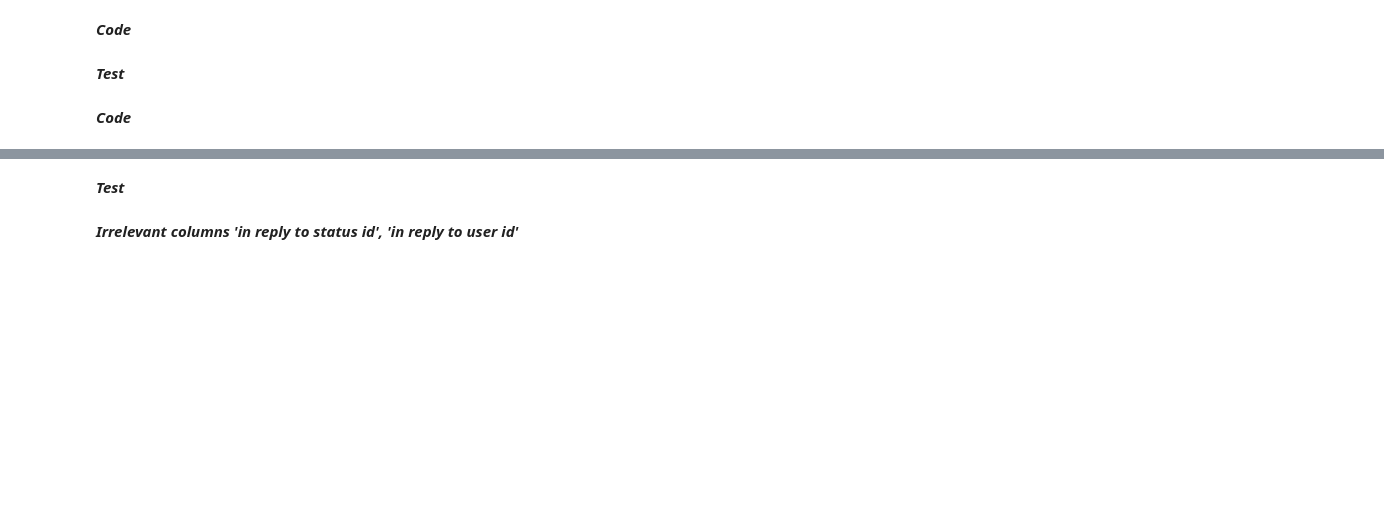
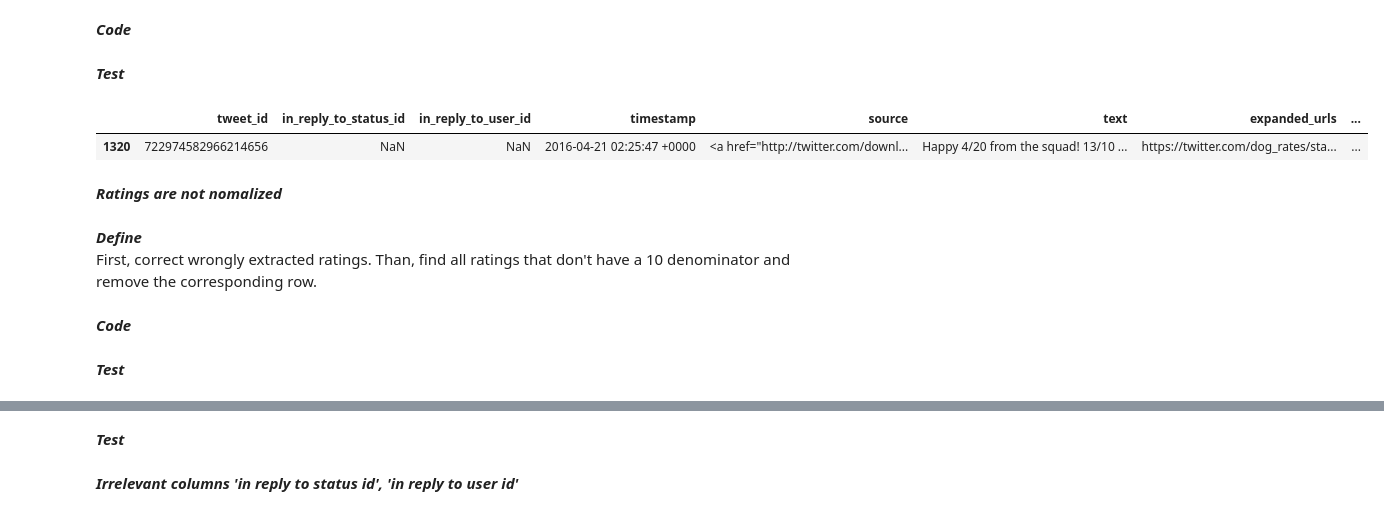
Before and after one commit to floreencia/we-rate-dogs-data-analysis, a Jupyter notebook: wrangle_act.ipynb, the cells around one changed output, grey strips where cells are left out. Cells and saved outputs as stored; diff of their text form; code cells hidden in the pictures; blank space fills up the shorter version.

```diff
--- a/wrangle_act.ipynb
+++ b/wrangle_act.ipynb
@@ -273,3 +273,19 @@ twitter_dogs_archive[twitter_dogs_archive.name == "None"][['tweet_id','text']]
 | 1427 | 697630435728322560 | Pls make sure ur dogs have gone t... |
 | 1428 | 697616773278015490 | This pupper doubles as a hallway ... |
 | 1429 | 697596423848730625 | Here's a pupper with a piece of p... |
+# %%
+# Assess whether names were extracted correctly.
+for i,row in twitter_dogs_archive.iterrows():
+    if not row['name'] in row['text'] and (row['name'] != "None"):
+        print(row.tweet_id, row.text, row.name, "\n")
+# %%
+# Assess if denominators are all 10. Multiple dogs in one picture/videos
+for i,row in twitter_dogs_archive.iterrows():
+    if not row['rating_denominator'] == 10:
+        print(row.tweet_id, "\n", row.text)
+        print("Numerator: ", row.rating_numerator, "\nDenominator: ", row.rating_denominator, "\n")
+
+
+#
+irrelevant_tweets = [835246439529840640, 832088576586297345, 810984652412424192, 686035780142297088, 684225744407494656, 682808988178739200  ]
+multiple_dogs = [758467244762497024, 709198395643068416  ]
@@ -510,7 +550,7 @@ Scan through all missing names, which are all names represented by a, an, the, o
 # %% [markdown]
 _**Code**_
 # %%
-# pattern1 = re.compile(r'named [A-Za-z]+')
+pattern1 = re.compile(r'named [A-Za-z]+')
 pattern2 = re.compile(r'name\.? is\.? [A-Za-z]+', re.IGNORECASE)
 
 def extract_name(row):
@@ -708,5 +737,15 @@ _**Test**_
 # dog stages should have 2184-1828=356 entries, since there were 1828 Nones
 # names should have 2184-87=1497 entries, since there were 687 Nones
 dogs_clean.info()
+# %%
+dogs_clean.query('tweet_id == 722974582966214656')
+# %% [output]
+|  | tweet_id | in_reply_to_status_id | in_reply_to_user_id | timestamp | source | text | expanded_urls | ... |
+| 1320 | 722974582966214656 | NaN | NaN | 2016-04-21 02:25:47 +0000 | <a href="http://twitter.com/downl... | Happy 4/20 from the squad! 13/10 ... | https://twitter.com/dog_rates/sta... | ... |
+# %% [markdown]
+_**Ratings are not nomalized**_
+# %% [markdown]
+_**Define**_
+First, correct wrongly extracted ratings. Than, find all ratings that don't have a 10 denominator and remove the corresponding row.
 # %% [markdown]
 _**Code**_
@@ -712,0 +775,2 @@ _**Code**_
+# %% [markdown]
+_**Test**_
```
Also changed, not shown: parts of 15 cells of this notebook.
